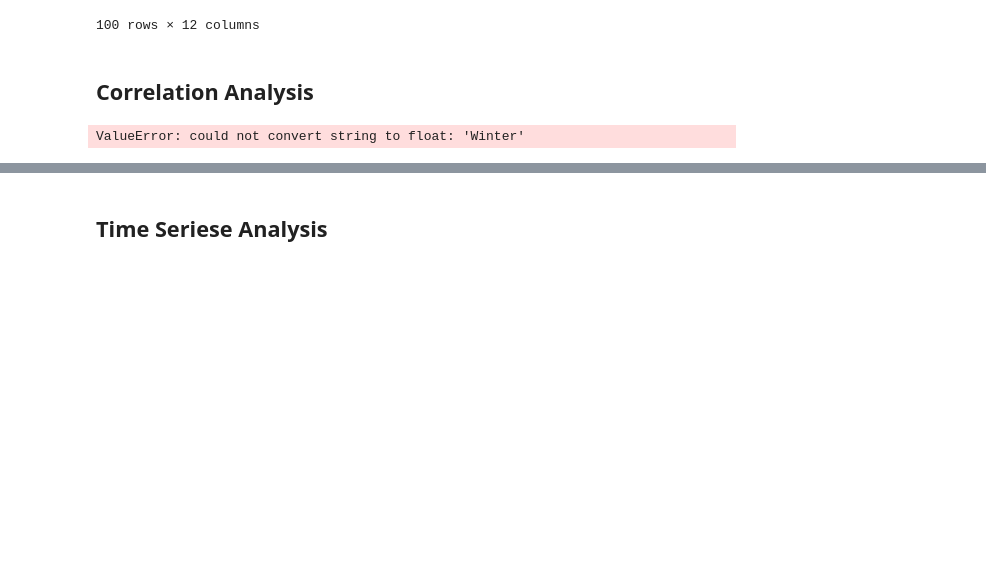
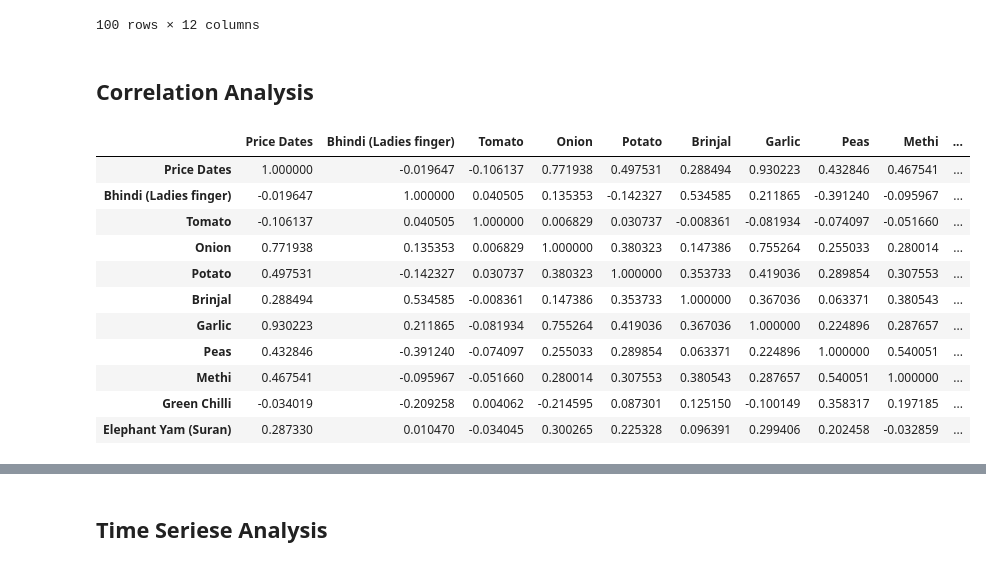
Before and after one commit to Thato-Th/ExploreAI-Python-Project, a Jupyter notebook: Vegetables Prices Analysis.ipynb, the cells around one changed output, grey strips where cells are left out. Drawn from its saved outputs; the diff is of its cells as text; code cells hidden in the pictures; blank space fills up the shorter version.

```diff
--- a/Vegetables Prices Analysis.ipynb
+++ b/Vegetables Prices Analysis.ipynb
@@ -247,10 +247,21 @@ prices_df.head(100)
 # %%
 #Find the correlation coefficients
 
-prices_corr = prices_df.corr()
+prices_corr = prices_df.iloc[:, :-1].corr()
 prices_corr
 # %% [output]
-ValueError: could not convert string to float: 'Winter'
+|  | Price Dates | Bhindi (Ladies finger) | Tomato | Onion | Potato | Brinjal | Garlic | Peas | Methi | ... |
+| Price Dates | 1.000000 | -0.019647 | -0.106137 | 0.771938 | 0.497531 | 0.288494 | 0.930223 | 0.432846 | 0.467541 | ... |
+| Bhindi (Ladies finger) | -0.019647 | 1.000000 | 0.040505 | 0.135353 | -0.142327 | 0.534585 | 0.211865 | -0.391240 | -0.095967 | ... |
+| Tomato | -0.106137 | 0.040505 | 1.000000 | 0.006829 | 0.030737 | -0.008361 | -0.081934 | -0.074097 | -0.051660 | ... |
+| Onion | 0.771938 | 0.135353 | 0.006829 | 1.000000 | 0.380323 | 0.147386 | 0.755264 | 0.255033 | 0.280014 | ... |
+| Potato | 0.497531 | -0.142327 | 0.030737 | 0.380323 | 1.000000 | 0.353733 | 0.419036 | 0.289854 | 0.307553 | ... |
+| Brinjal | 0.288494 | 0.534585 | -0.008361 | 0.147386 | 0.353733 | 1.000000 | 0.367036 | 0.063371 | 0.380543 | ... |
+| Garlic | 0.930223 | 0.211865 | -0.081934 | 0.755264 | 0.419036 | 0.367036 | 1.000000 | 0.224896 | 0.287657 | ... |
+| Peas | 0.432846 | -0.391240 | -0.074097 | 0.255033 | 0.289854 | 0.063371 | 0.224896 | 1.000000 | 0.540051 | ... |
+| Methi | 0.467541 | -0.095967 | -0.051660 | 0.280014 | 0.307553 | 0.380543 | 0.287657 | 0.540051 | 1.000000 | ... |
+| Green Chilli | -0.034019 | -0.209258 | 0.004062 | -0.214595 | 0.087301 | 0.125150 | -0.100149 | 0.358317 | 0.197185 | ... |
+| Elephant Yam (Suran) | 0.287330 | 0.010470 | -0.034045 | 0.300265 | 0.225328 | 0.096391 | 0.299406 | 0.202458 | -0.032859 | ... |
 # %%
 #Create a Correlation matrix
 sns.heatmap(prices_corr, cmap = 'GnBu')
```
Also changed, not shown: parts of 2 cells of this notebook.
